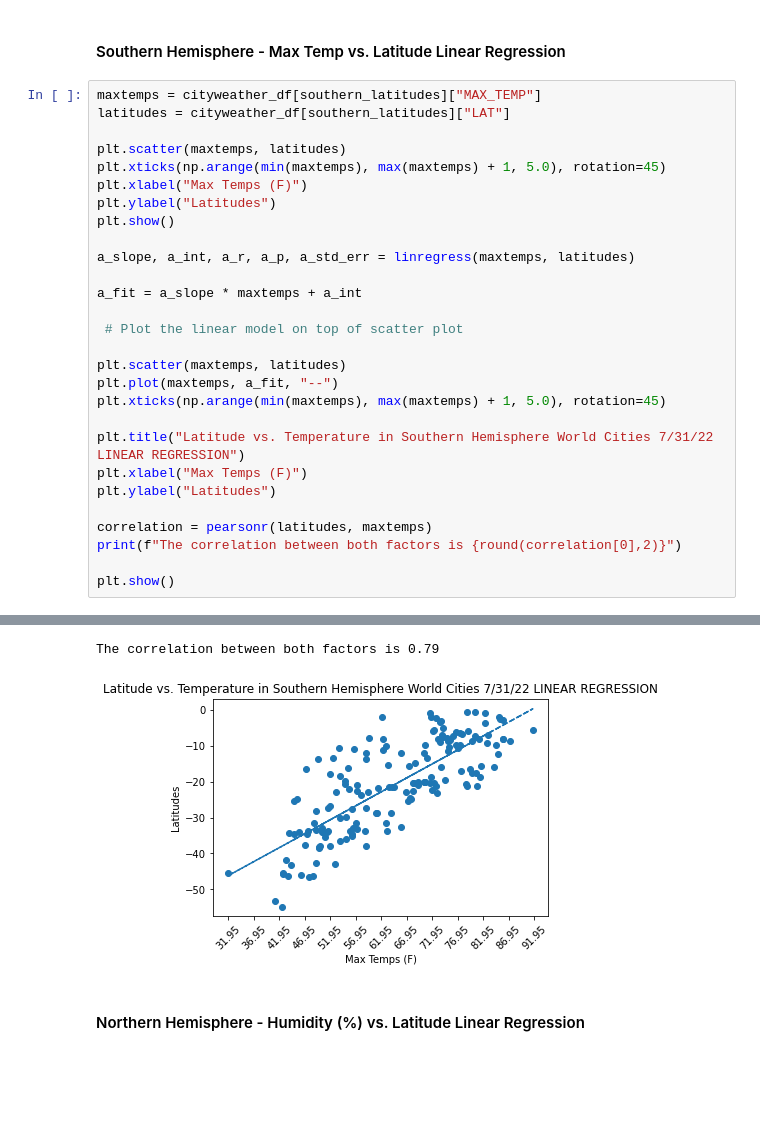
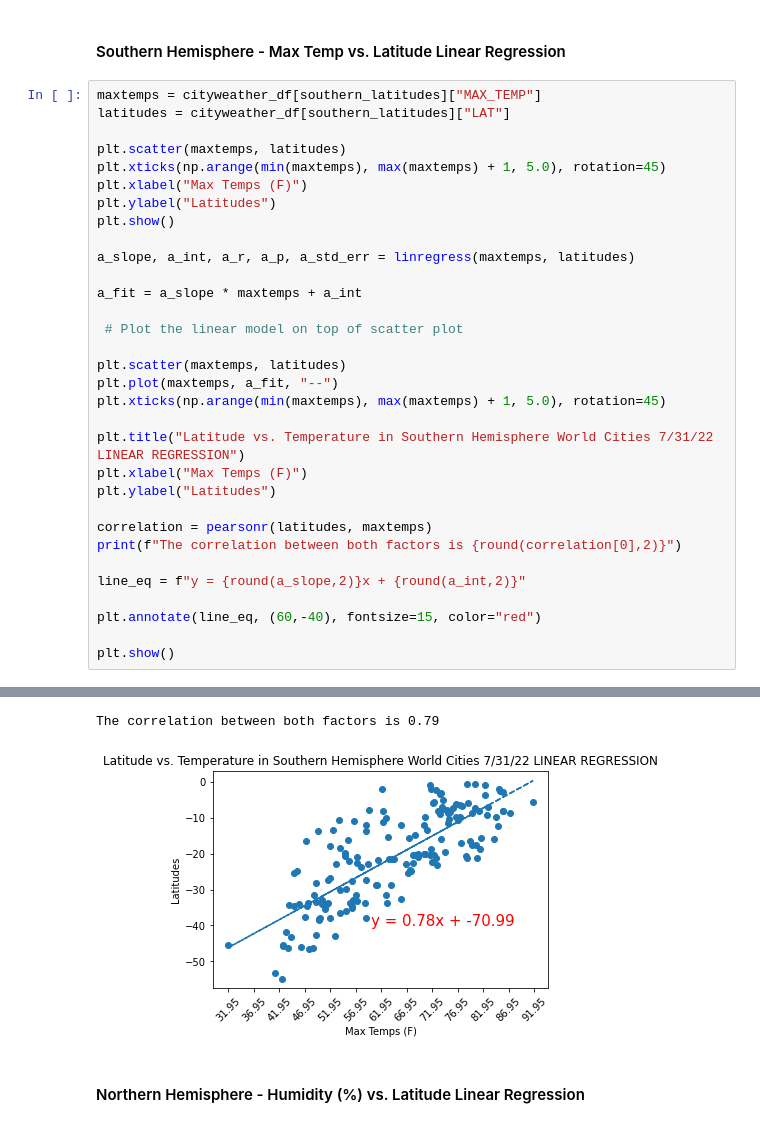
Before and after one commit to billthedataguy/python-api-challenge, a Jupyter notebook: starter_code/WeatherPy_HW6_WILLIAM_VANN.ipynb, the cells around one changed output, grey strips where cells are left out. Drawn from its saved outputs; the diff is of its cells as text; blank space fills up the shorter version.

```diff
--- a/starter_code/WeatherPy_HW6_WILLIAM_VANN.ipynb
+++ b/starter_code/WeatherPy_HW6_WILLIAM_VANN.ipynb
@@ -317,34 +329,38 @@ The correlation between both factors is -0.69
 maxtemps = cityweather_df[southern_latitudes]["MAX_TEMP"]
 latitudes = cityweather_df[southern_latitudes]["LAT"]
 
 plt.scatter(maxtemps, latitudes)
 plt.xticks(np.arange(min(maxtemps), max(maxtemps) + 1, 5.0), rotation=45)
 plt.xlabel("Max Temps (F)")
 plt.ylabel("Latitudes")
 plt.show()
 
 a_slope, a_int, a_r, a_p, a_std_err = linregress(maxtemps, latitudes)
 
 a_fit = a_slope * maxtemps + a_int
 
  # Plot the linear model on top of scatter plot
 
 plt.scatter(maxtemps, latitudes)
 plt.plot(maxtemps, a_fit, "--")
 plt.xticks(np.arange(min(maxtemps), max(maxtemps) + 1, 5.0), rotation=45)
 
 plt.title("Latitude vs. Temperature in Southern Hemisphere World Cities 7/31/22 LINEAR REGRESSION")
 plt.xlabel("Max Temps (F)")
 plt.ylabel("Latitudes")
 
 correlation = pearsonr(latitudes, maxtemps)
 print(f"The correlation between both factors is {round(correlation[0],2)}")
 
+line_eq = f"y = {round(a_slope,2)}x + {round(a_int,2)}"
+
+plt.annotate(line_eq, (60,-40), fontsize=15, color="red")
+
 plt.show()
 # %% [output]
 [figure]
 The correlation between both factors is 0.79
-[figure, old version]
+[figure, new version]
 # %% [markdown]
 ####  Northern Hemisphere - Humidity (%) vs. Latitude Linear Regression
 # %%
```
Also changed, not shown: parts of 22 cells of this notebook, 12 other files.
